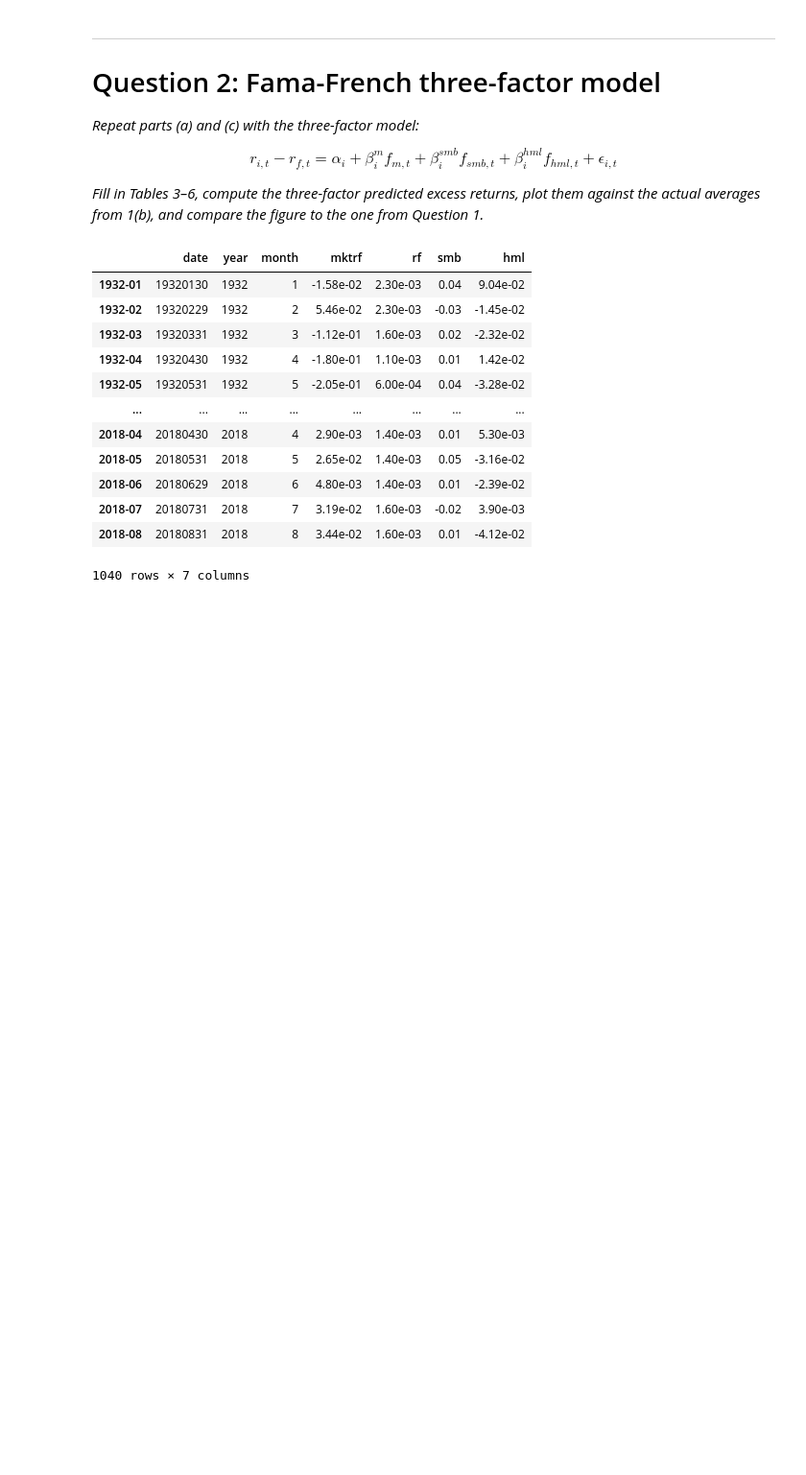
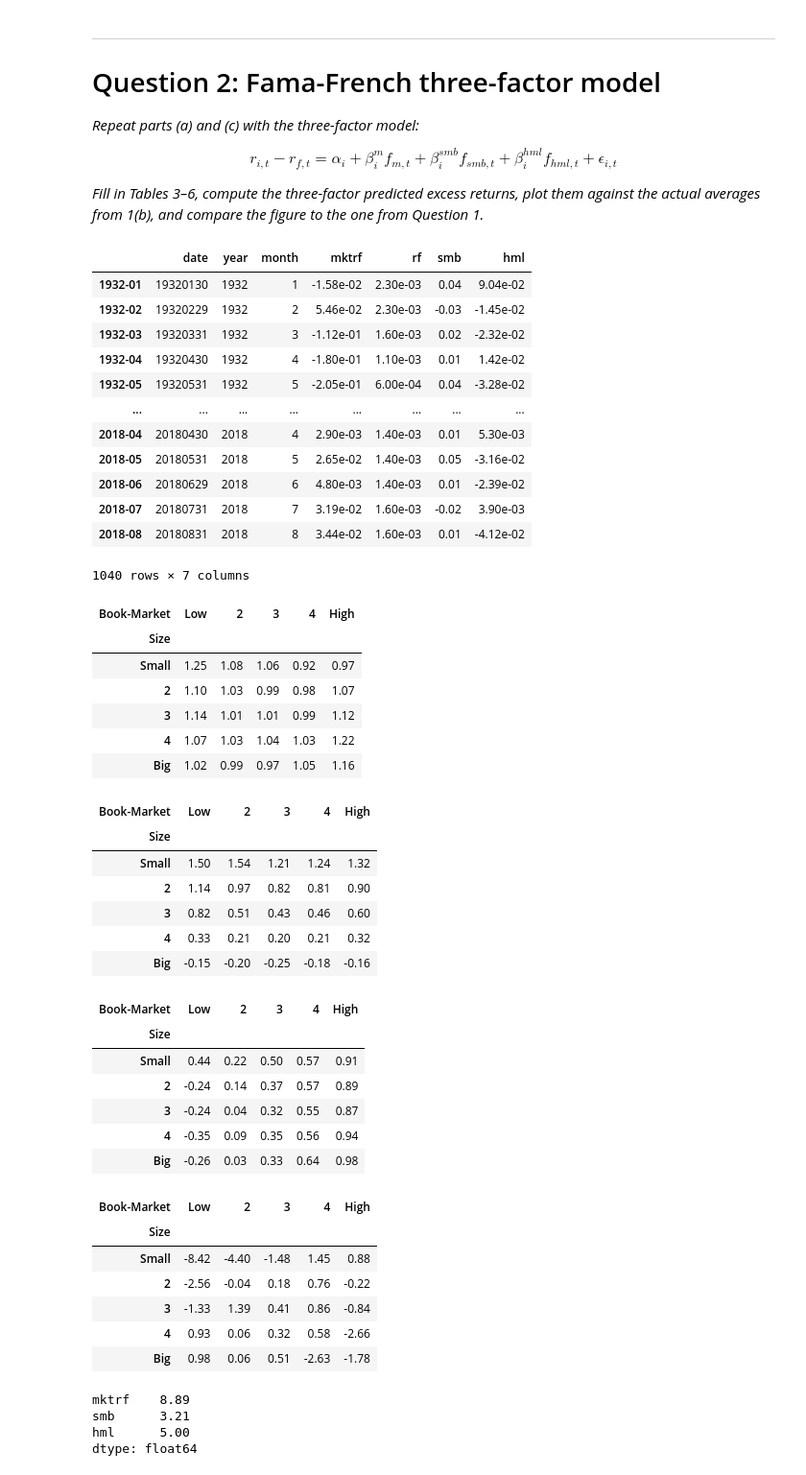
Before and after one commit to jballesterosc/uchicago-mpp, a Jupyter notebook: 4_autumn_2026/investments/pset_4/PSet4.ipynb, the cells around one changed output. Shown at 96% size. Cells and saved outputs as stored; diff of their text form; code cells hidden in the pictures; blank space fills up the shorter version.

```diff
--- a/4_autumn_2026/investments/pset_4/PSet4.ipynb
+++ b/4_autumn_2026/investments/pset_4/PSet4.ipynb
@@ -301,0 +300,44 @@ capm["alpha_annual_pct"] = capm["alpha_monthly"] * 12 * 100
+# %%
+table3 = to_grid(ff3["beta_mkt"])   # beta_mkt
+table4 = to_grid(ff3["beta_smb"])
+table5 = to_grid(ff3["beta_hml"])
+table6 = to_grid(ff3["alpha_annual_pct"])
+# %%
+display(table3.round(2), table4.round(2), table5.round(2), table6.round(2))
+# %% [output]
+| Book-Market | Low | 2 | 3 | 4 | High |
+| Size |  |  |  |  |  |
+| Small | 1.25 | 1.08 | 1.06 | 0.92 | 0.97 |
+| 2 | 1.10 | 1.03 | 0.99 | 0.98 | 1.07 |
+| 3 | 1.14 | 1.01 | 1.01 | 0.99 | 1.12 |
+| 4 | 1.07 | 1.03 | 1.04 | 1.03 | 1.22 |
+| Big | 1.02 | 0.99 | 0.97 | 1.05 | 1.16 |
+| Book-Market | Low | 2 | 3 | 4 | High |
+| Size |  |  |  |  |  |
+| Small | 1.50 | 1.54 | 1.21 | 1.24 | 1.32 |
+| 2 | 1.14 | 0.97 | 0.82 | 0.81 | 0.90 |
+| 3 | 0.82 | 0.51 | 0.43 | 0.46 | 0.60 |
+| 4 | 0.33 | 0.21 | 0.20 | 0.21 | 0.32 |
+| Big | -0.15 | -0.20 | -0.25 | -0.18 | -0.16 |
+| Book-Market | Low | 2 | 3 | 4 | High |
+| Size |  |  |  |  |  |
+| Small | 0.44 | 0.22 | 0.50 | 0.57 | 0.91 |
+| 2 | -0.24 | 0.14 | 0.37 | 0.57 | 0.89 |
+| 3 | -0.24 | 0.04 | 0.32 | 0.55 | 0.87 |
+| 4 | -0.35 | 0.09 | 0.35 | 0.56 | 0.94 |
+| Big | -0.26 | 0.03 | 0.33 | 0.64 | 0.98 |
+| Book-Market | Low | 2 | 3 | 4 | High |
+| Size |  |  |  |  |  |
+| Small | -8.42 | -4.40 | -1.48 | 1.45 | 0.88 |
+| 2 | -2.56 | -0.04 | 0.18 | 0.76 | -0.22 |
+| 3 | -1.33 | 1.39 | 0.41 | 0.86 | -0.84 |
+| 4 | 0.93 | 0.06 | 0.32 | 0.58 | -2.66 |
+| Big | 0.98 | 0.06 | 0.51 | -2.63 | -1.78 |
+# %%
+prem = factors[["mktrf", "smb", "hml"]].mean() * 12 * 100
+prem
+# %% [output]
+mktrf    8.89
+smb      3.21
+hml      5.00
+dtype: float64
```
Also changed, not shown: parts of 5 cells of this notebook, 11 other files.
